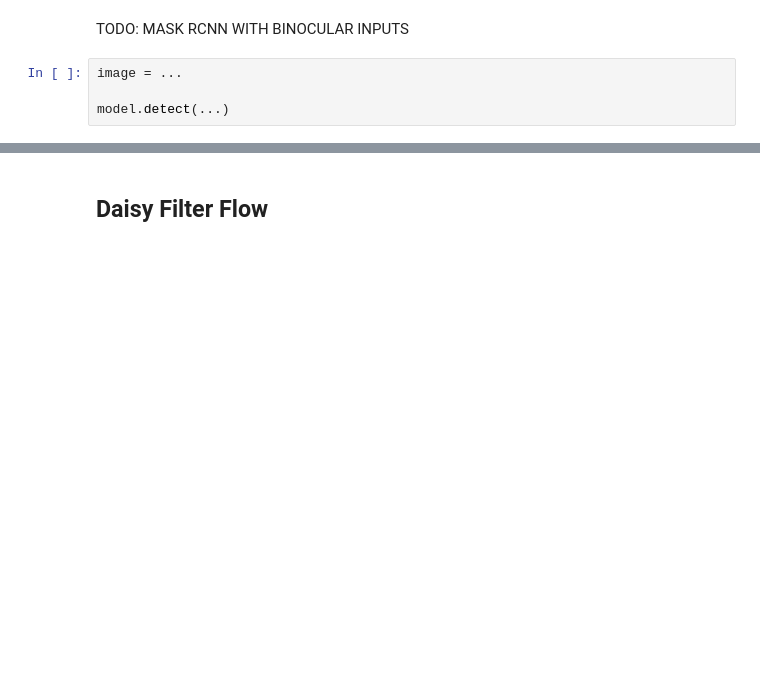
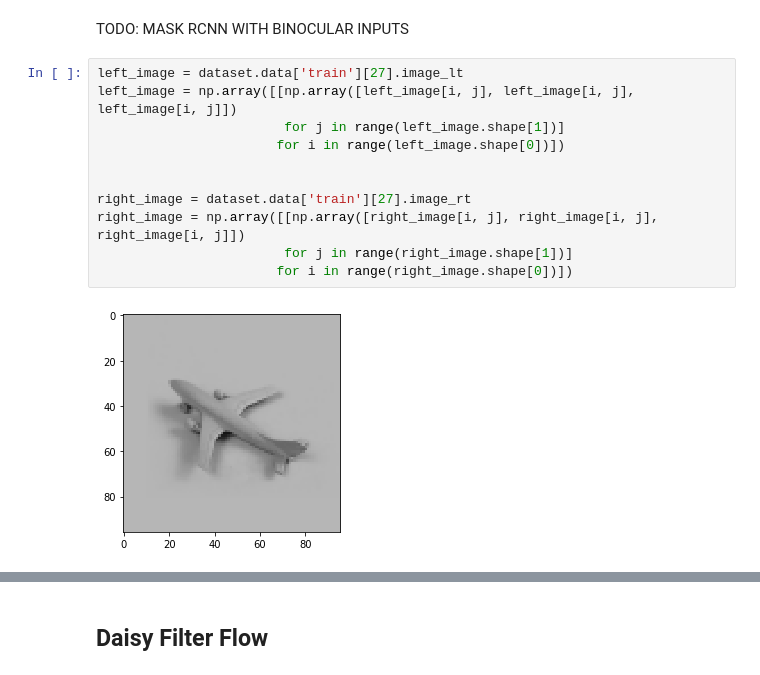
Before and after one commit to hmallen99/VisualReconstruction, a Jupyter notebook: mask_rcnn/Mask_RCNN-master/samples/Reconstruction with MaskRCNN.ipynb, the cells around one changed output, grey strips where cells are left out. Cells and saved outputs as stored; diff of their text form; blank space fills up the shorter version.

```diff
--- a/mask_rcnn/Mask_RCNN-master/samples/Reconstruction with MaskRCNN.ipynb
+++ b/mask_rcnn/Mask_RCNN-master/samples/Reconstruction with MaskRCNN.ipynb
@@ -180,7 +182,16 @@ plt.show()
 [figure]
 # %% [markdown]
 TODO: MASK RCNN WITH BINOCULAR INPUTS
-# %%
-image = ...
-
-model.detect(...)
+# %%
+left_image = dataset.data['train'][27].image_lt
+left_image = np.array([[np.array([left_image[i, j], left_image[i, j], left_image[i, j]])
+                        for j in range(left_image.shape[1])]
+                       for i in range(left_image.shape[0])])
+
+
+right_image = dataset.data['train'][27].image_rt
+right_image = np.array([[np.array([right_image[i, j], right_image[i, j], right_image[i, j]])
+                        for j in range(right_image.shape[1])]
+                       for i in range(right_image.shape[0])])
+# %% [output]
+[figure, added]
```
Also changed, not shown: parts of 7 cells of this notebook.
